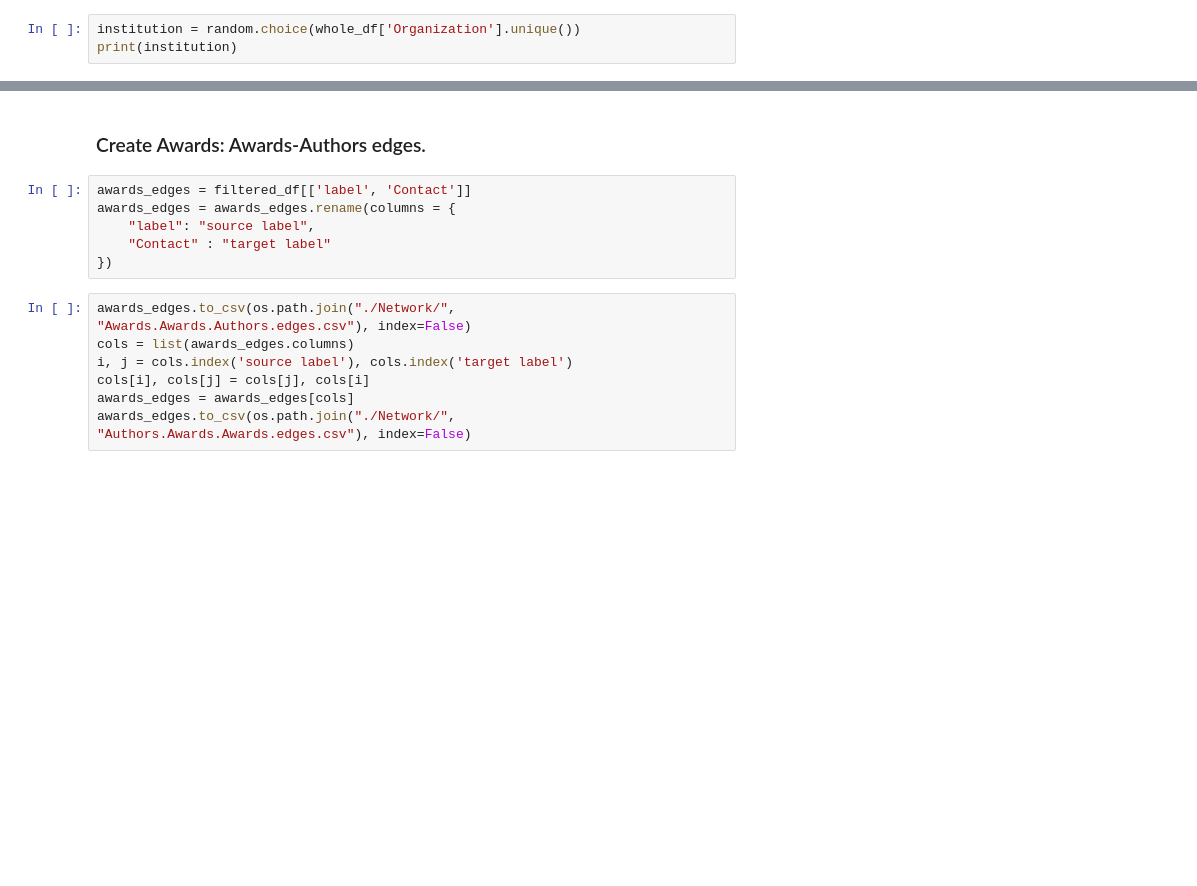
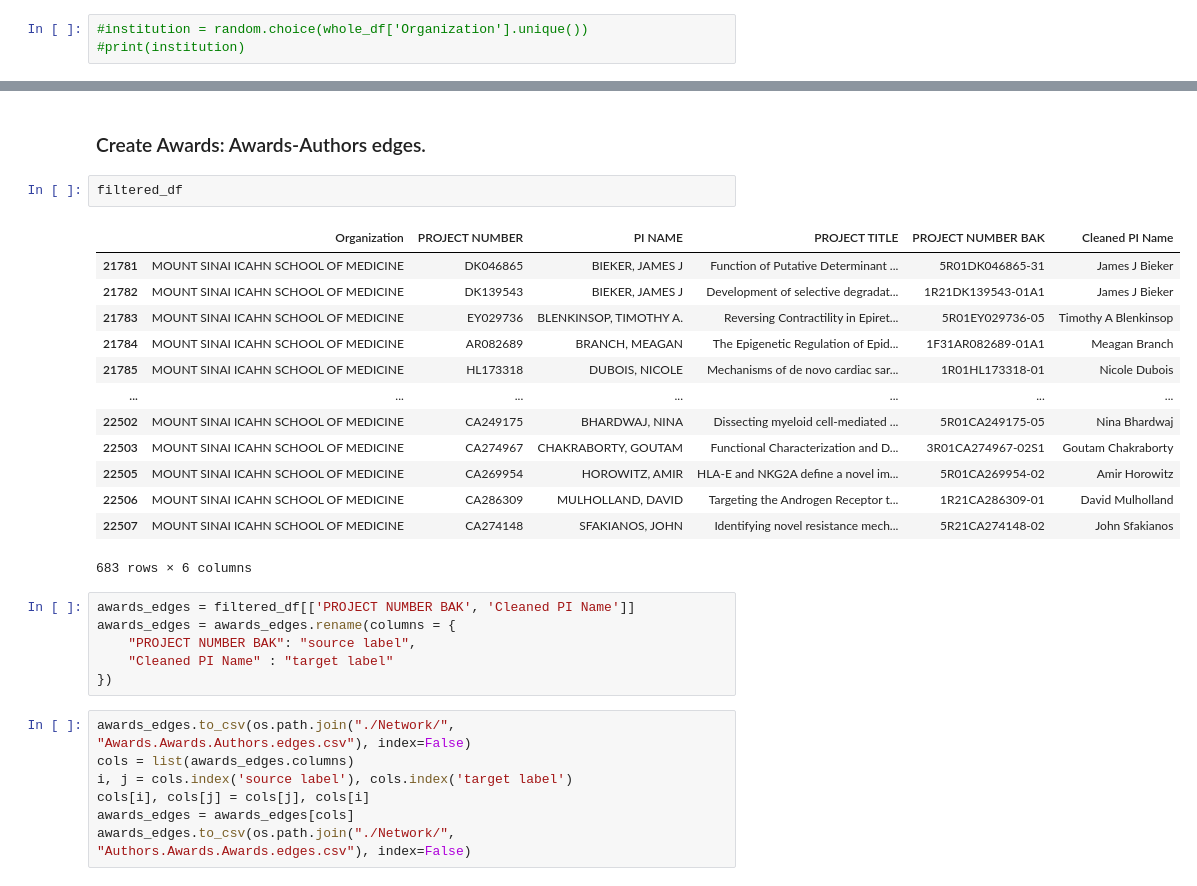
Before and after one commit to MaayanLab/PINetworkDemo, a Jupyter notebook: construction/Sinai2024.ipynb, the cells around one changed output, grey strips where cells are left out. Saved outputs shown, nothing was run; the diff lists cells and outputs as text; blank space fills up the shorter version.

```diff
--- a/construction/Sinai2024.ipynb
+++ b/construction/Sinai2024.ipynb
@@ -47,3 +48,3 @@ institution = "MOUNT SINAI ICAHN SCHOOL OF MEDICINE"
 # %%
-institution = random.choice(whole_df['Organization'].unique())
-print(institution)
+#institution = random.choice(whole_df['Organization'].unique())
+#print(institution)
@@ -638,11 +622,27 @@ del edge_df
 ## Create Awards edges.
 # %% [markdown]
 ### Create Awards: Awards-Authors edges.
+# %%
+filtered_df
+# %% [output]
+|  | Organization | PROJECT NUMBER | PI NAME | PROJECT TITLE | PROJECT NUMBER BAK | Cleaned PI Name |
+| 21781 | MOUNT SINAI ICAHN SCHOOL OF MEDICINE | DK046865 | BIEKER, JAMES J | Function of Putative Determinant ... | 5R01DK046865-31 | James J Bieker |
+| 21782 | MOUNT SINAI ICAHN SCHOOL OF MEDICINE | DK139543 | BIEKER, JAMES J | Development of selective degradat... | 1R21DK139543-01A1 | James J Bieker |
+| 21783 | MOUNT SINAI ICAHN SCHOOL OF MEDICINE | EY029736 | BLENKINSOP, TIMOTHY A. | Reversing Contractility in Epiret... | 5R01EY029736-05 | Timothy A Blenkinsop |
+| 21784 | MOUNT SINAI ICAHN SCHOOL OF MEDICINE | AR082689 | BRANCH, MEAGAN | The Epigenetic Regulation of Epid... | 1F31AR082689-01A1 | Meagan Branch |
+| 21785 | MOUNT SINAI ICAHN SCHOOL OF MEDICINE | HL173318 | DUBOIS, NICOLE | Mechanisms of de novo cardiac sar... | 1R01HL173318-01 | Nicole Dubois |
+| ... | ... | ... | ... | ... | ... | ... |
+| 22502 | MOUNT SINAI ICAHN SCHOOL OF MEDICINE | CA249175 | BHARDWAJ, NINA | Dissecting myeloid cell-mediated ... | 5R01CA249175-05 | Nina Bhardwaj |
+| 22503 | MOUNT SINAI ICAHN SCHOOL OF MEDICINE | CA274967 | CHAKRABORTY, GOUTAM | Functional Characterization and D... | 3R01CA274967-02S1 | Goutam Chakraborty |
+| 22505 | MOUNT SINAI ICAHN SCHOOL OF MEDICINE | CA269954 | HOROWITZ, AMIR | HLA-E and NKG2A define a novel im... | 5R01CA269954-02 | Amir Horowitz |
+| 22506 | MOUNT SINAI ICAHN SCHOOL OF MEDICINE | CA286309 | MULHOLLAND, DAVID | Targeting the Androgen Receptor t... | 1R21CA286309-01 | David Mulholland |
+| 22507 | MOUNT SINAI ICAHN SCHOOL OF MEDICINE | CA274148 | SFAKIANOS, JOHN | Identifying novel resistance mech... | 5R21CA274148-02 | John Sfakianos |
+683 rows × 6 columns
 # %%
-awards_edges = filtered_df[['label', 'Contact']]
+awards_edges = filtered_df[['PROJECT NUMBER BAK', 'Cleaned PI Name']]
 awards_edges = awards_edges.rename(columns = {
-    "label": "source label",
-    "Contact" : "target label"
+    "PROJECT NUMBER BAK": "source label",
+    "Cleaned PI Name" : "target label"
 })
 # %%
 awards_edges.to_csv(os.path.join("./Network/", "Awards.Awards.Authors.edges.csv"), index=False)
```
Also changed, not shown: parts of 17 cells of this notebook, 1 other file.
